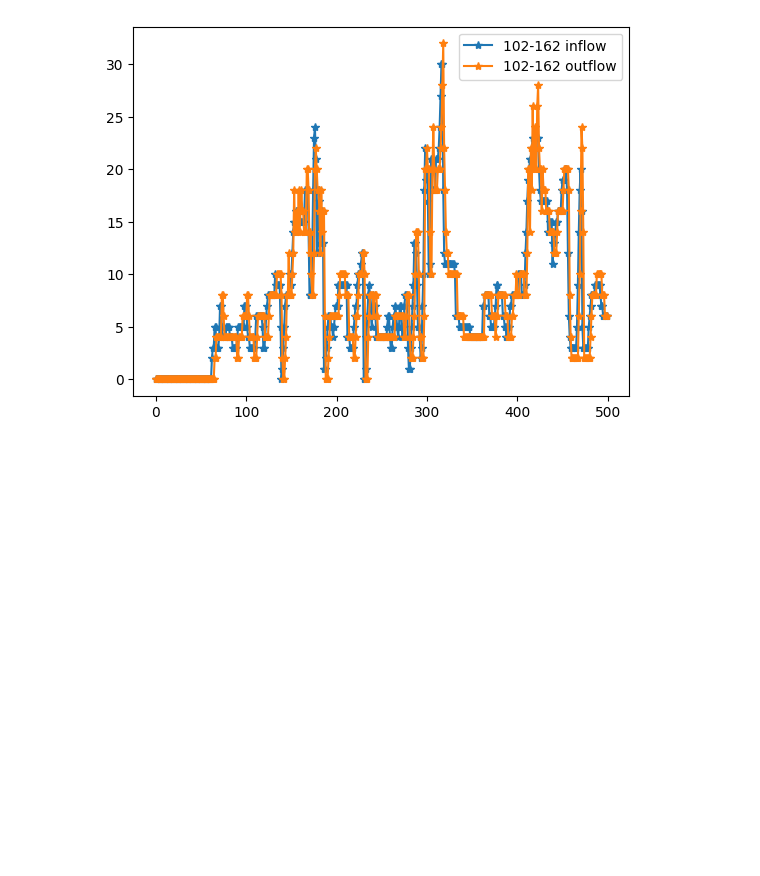
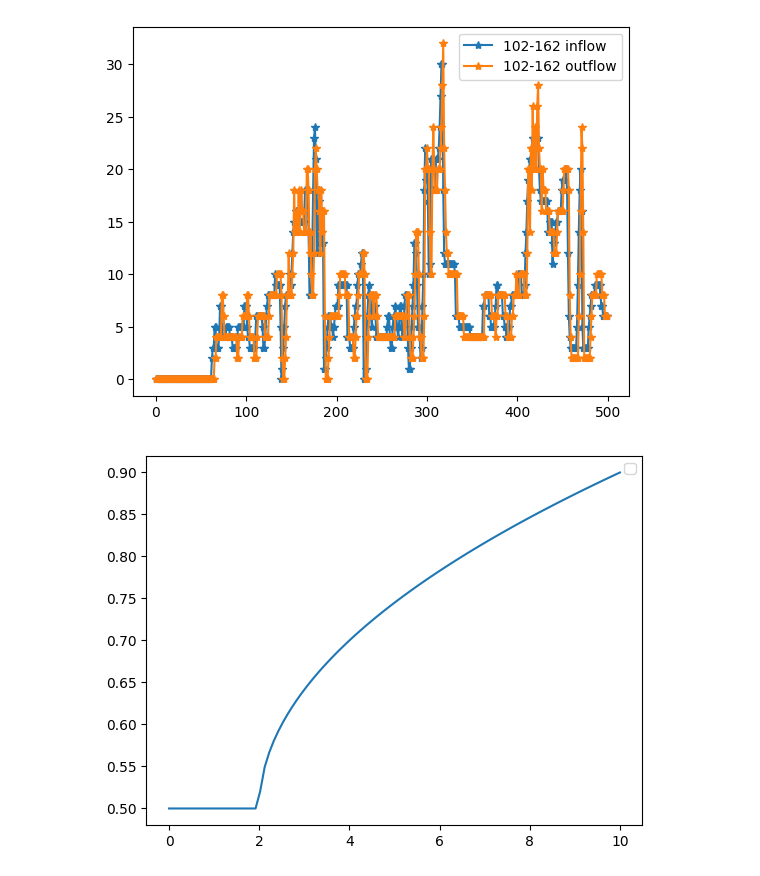
Before and after one commit to WaimenMak/PedNStream, a Jupyter notebook: draft.ipynb, the cells around one changed output. Cells and saved outputs as stored; diff of their text form; code cells hidden in the pictures; blank space fills up the shorter version.

```diff
--- a/draft.ipynb
+++ b/draft.ipynb
@@ -642,0 +642,12 @@ plt.show()
+# %%
+import numpy as np
+import matplotlib.pyplot as plt
+
+x = np.linspace(0, 10, 100)
+y = np.clip((x-2)/(10-2), 0, 1)
+y = 0.5+ 0.4*y**0.5
+plt.plot(x, y)
+plt.legend()
+plt.show()
+# %% [output]
+[figure, added]
```
Also changed, not shown: parts of 9 cells of this notebook, 6 other files.
